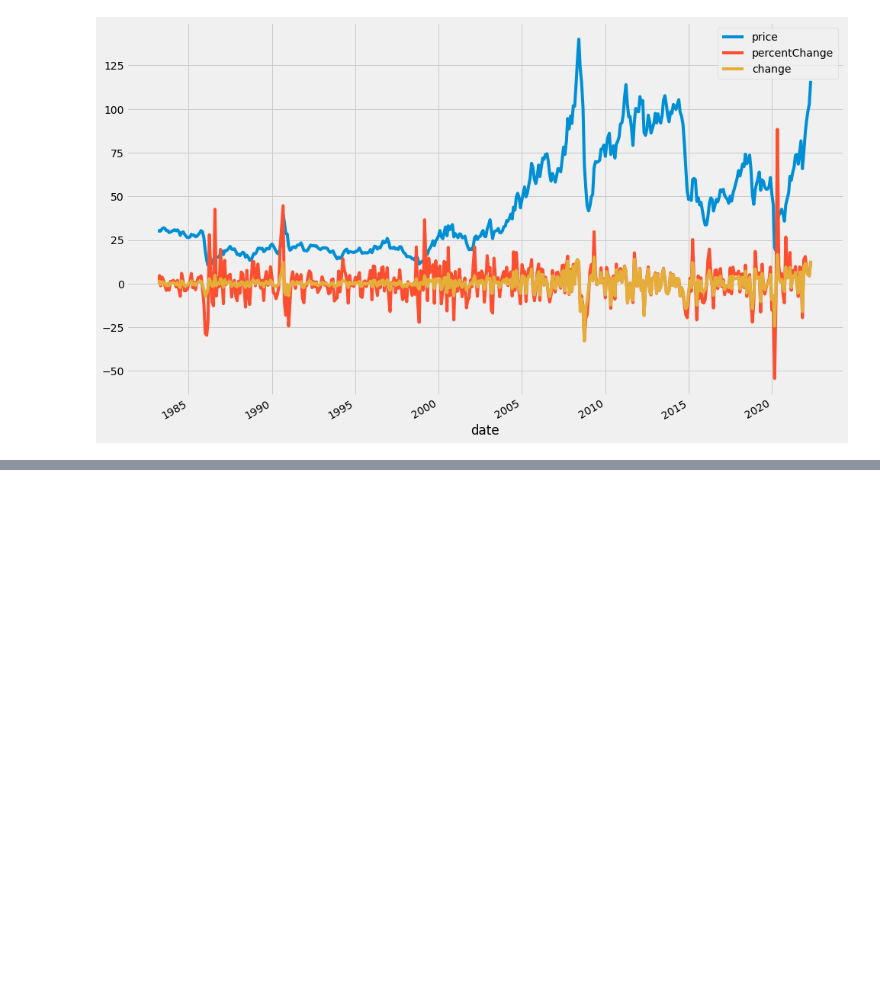
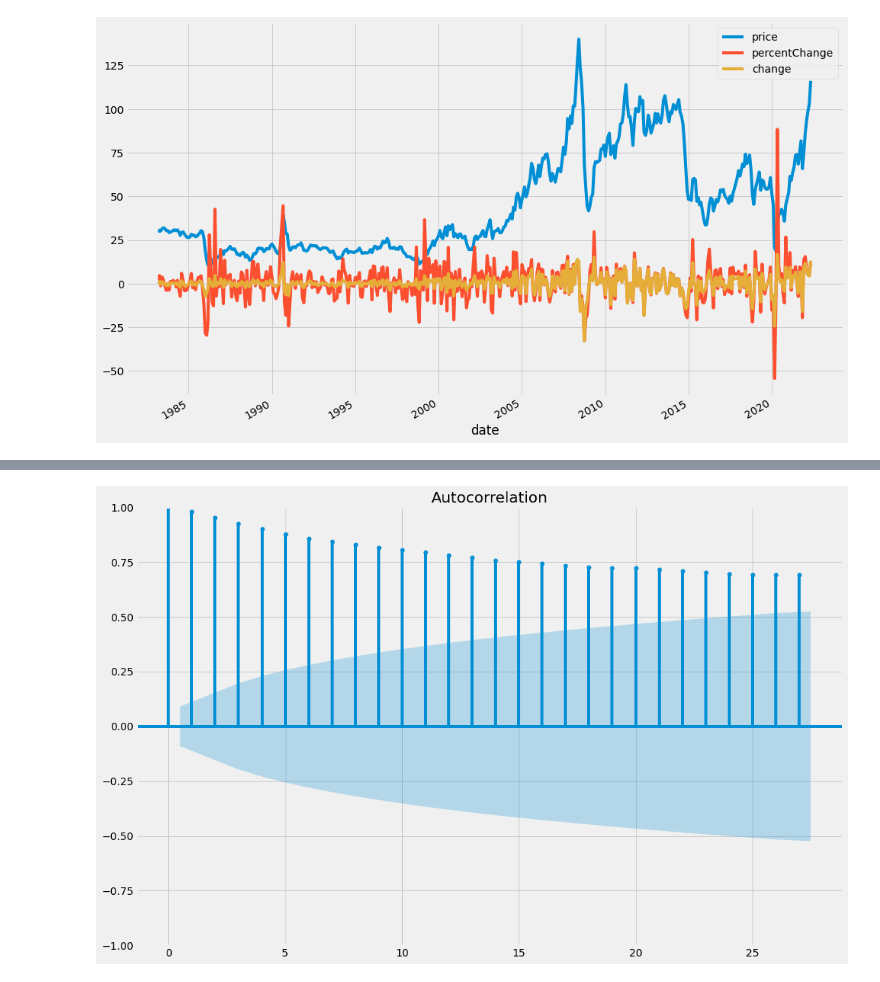
Before and after one commit to silvererudite/30-for-30-ml-projects, a Jupyter notebook: time-series/oil-price-time-series-analysis.ipynb, the cells around one changed output, grey strips where cells are left out. Saved outputs shown, nothing was run; the diff lists cells and outputs as text; code cells hidden in the pictures; blank space fills up the shorter version.

```diff
--- a/time-series/oil-price-time-series-analysis.ipynb
+++ b/time-series/oil-price-time-series-analysis.ipynb
@@ -57,0 +90,5 @@ plt.show()
+# %%
+plot_acf(df['price'])
+print()
+# %% [output]
+[figure, added]
```
Also changed, not shown: parts of 19 cells of this notebook.
